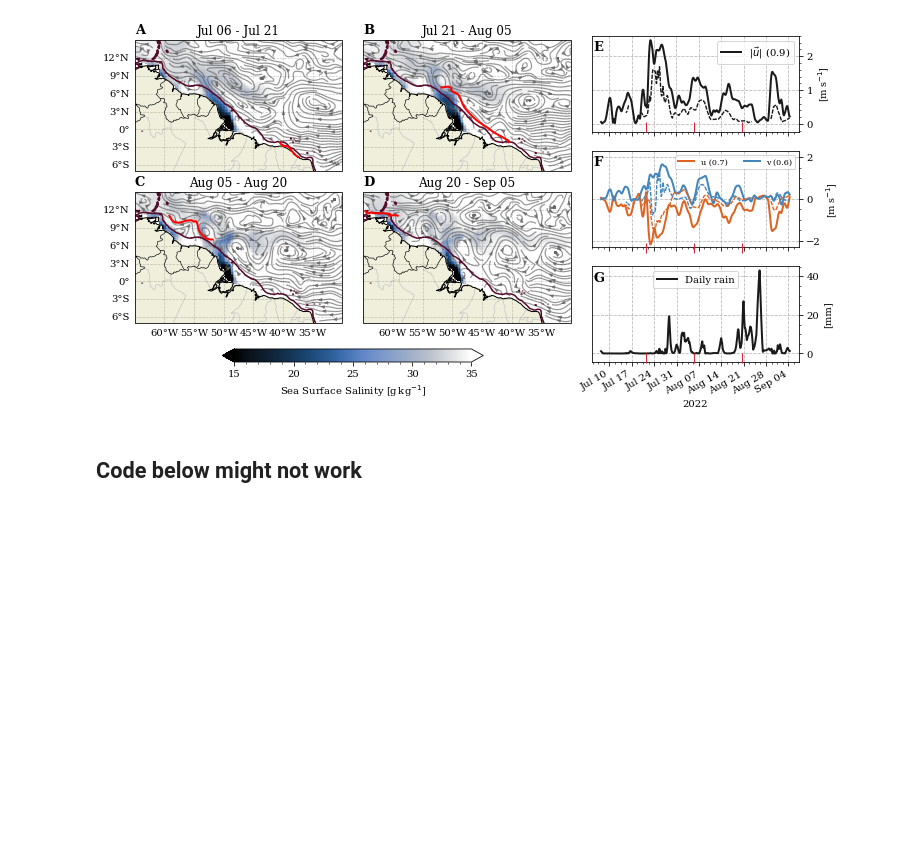
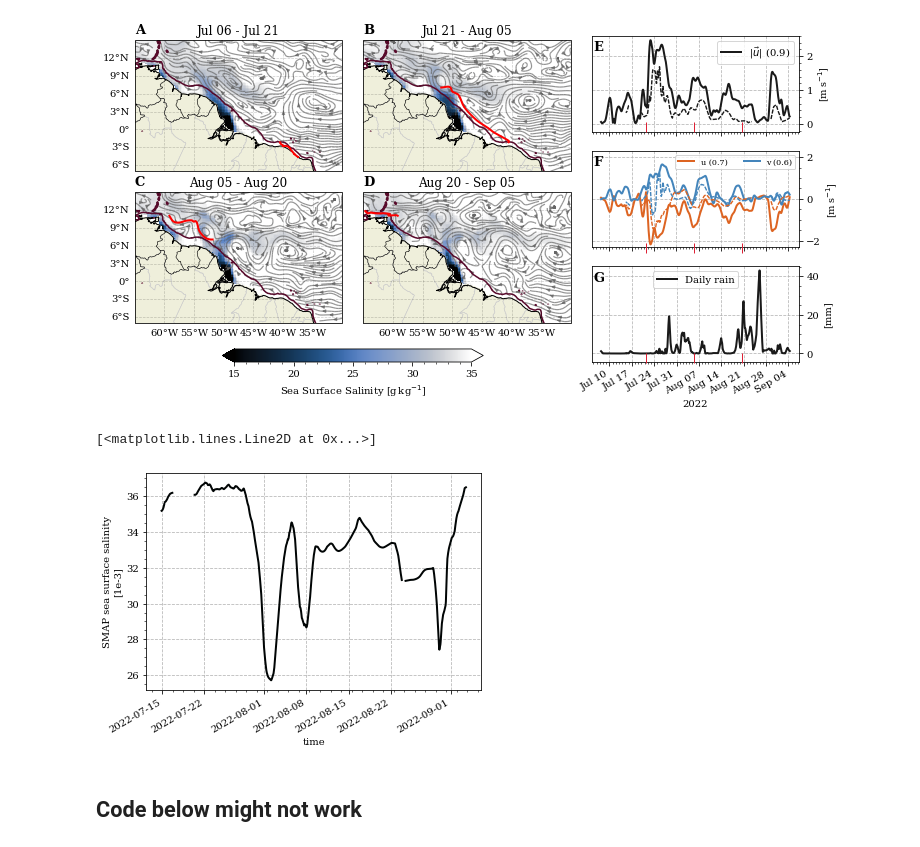
Before and after one commit to iuryt/tico_peixeboi, a Jupyter notebook: src/analysis.ipynb, the cells around one changed output. Drawn from its saved outputs; the diff is of its cells as text; code cells hidden in the pictures; blank space fills up the shorter version.

Commit message:
salinity plot

```diff
--- a/src/analysis.ipynb
+++ b/src/analysis.ipynb
@@ -325,6 +326,11 @@ ax[2].set(xlabel="2022",ylabel="[mm]")
 fig.savefig("../img/sss_currents_rain.png", dpi=300, facecolor="w")
 # %% [output]
 [figure]
+# %%
+sss.interp(longitude=dsi.longitude,latitude=dsi.latitude,time=dsi.time).plot()
+# %% [output]
+[<matplotlib.lines.Line2D at 0x...>]
+[figure, added]
 # %% [markdown]
 ## Code below might not work
 # %%
```
Also changed, not shown: parts of 2 cells of this notebook.
